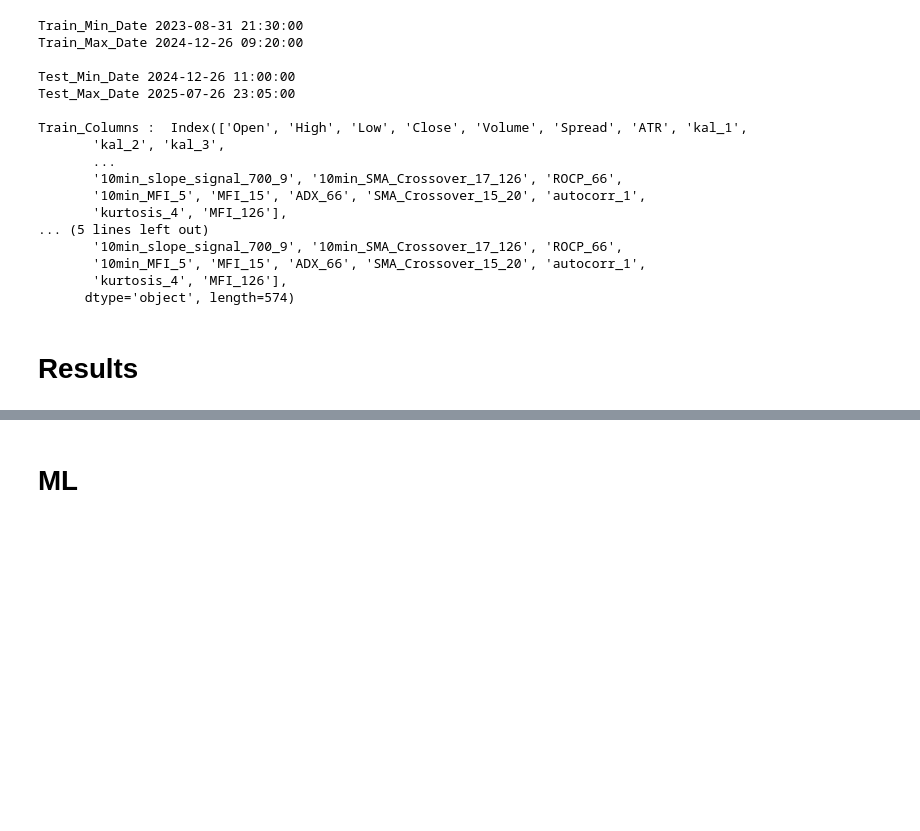
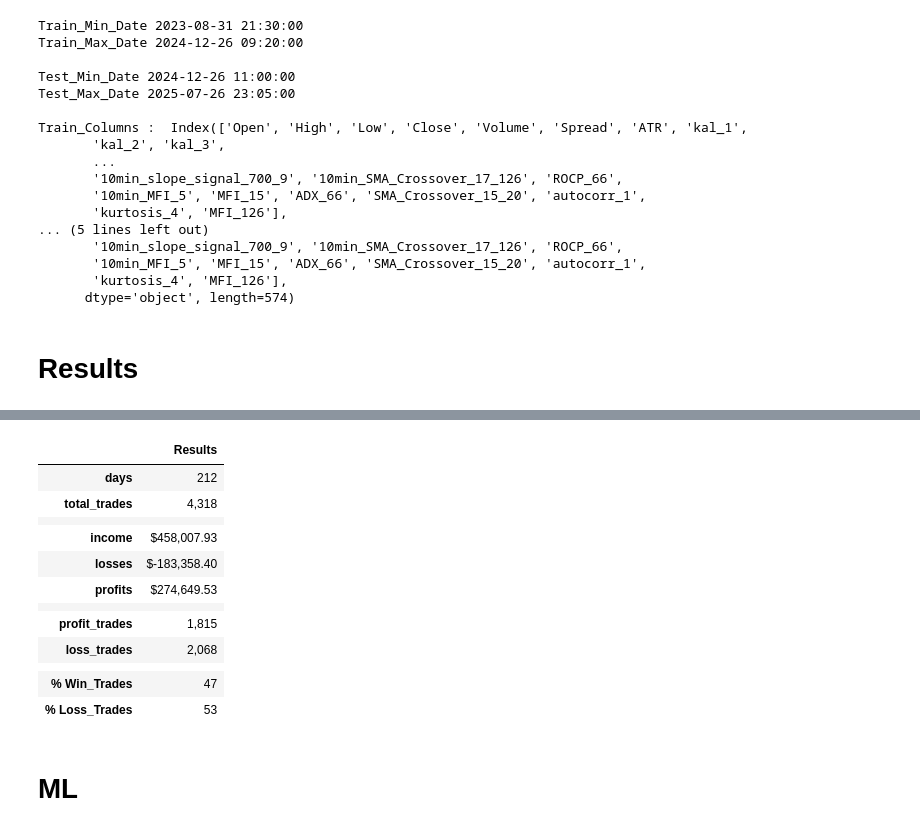
Before and after one commit to holguinmora123/OpenAi_Codex, a Jupyter notebook: 3. XAUUSD_Binary_ML.ipynb, the cells around one changed output, grey strips where cells are left out. Drawn from its saved outputs; the diff is of its cells as text; code cells hidden in the pictures; blank space fills up the shorter version.

```diff
--- a/3. XAUUSD_Binary_ML.ipynb
+++ b/3. XAUUSD_Binary_ML.ipynb
@@ -523,5 +531,19 @@ KeyError: 'atr_PnL_dollar'
 # %%
-results(test, pnl_column='atr_PnL_dollar')
+results(test, pnl_column= 'st_PnL')
+# %% [output]
+|  | Results |
+| days | 212 |
+| total_trades | 4,318 |
+|  |  |
+| income | $458,007.93 |
+| losses | $-183,358.40 |
+| profits | $274,649.53 |
+|  |  |
+| profit_trades | 1,815 |
+| loss_trades | 2,068 |
+|  |  |
+| % Win_Trades | 47 |
+| % Loss_Trades | 53 |
 # %% [markdown]
 
 # ML
```
Also changed, not shown: parts of 6 cells of this notebook.
